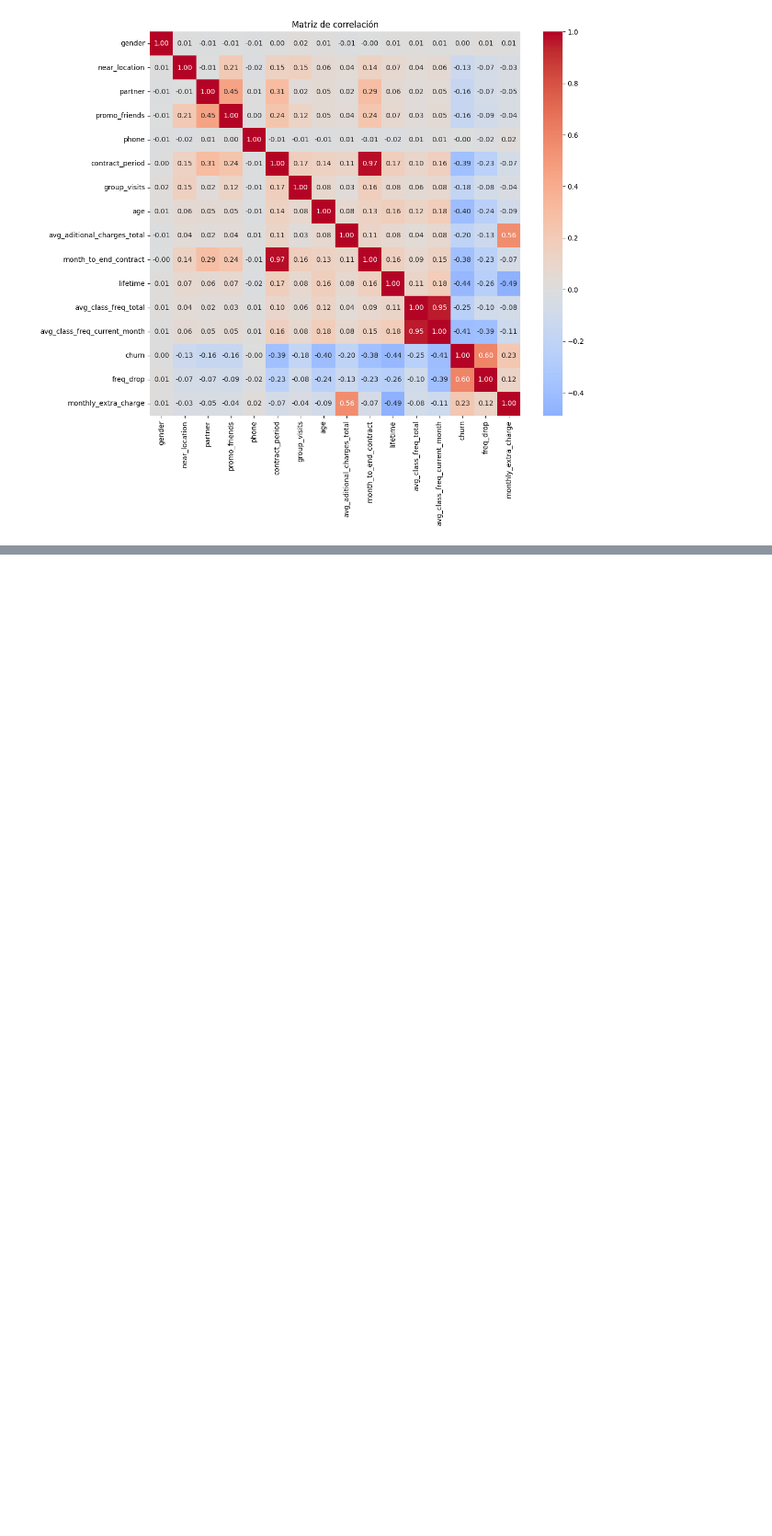
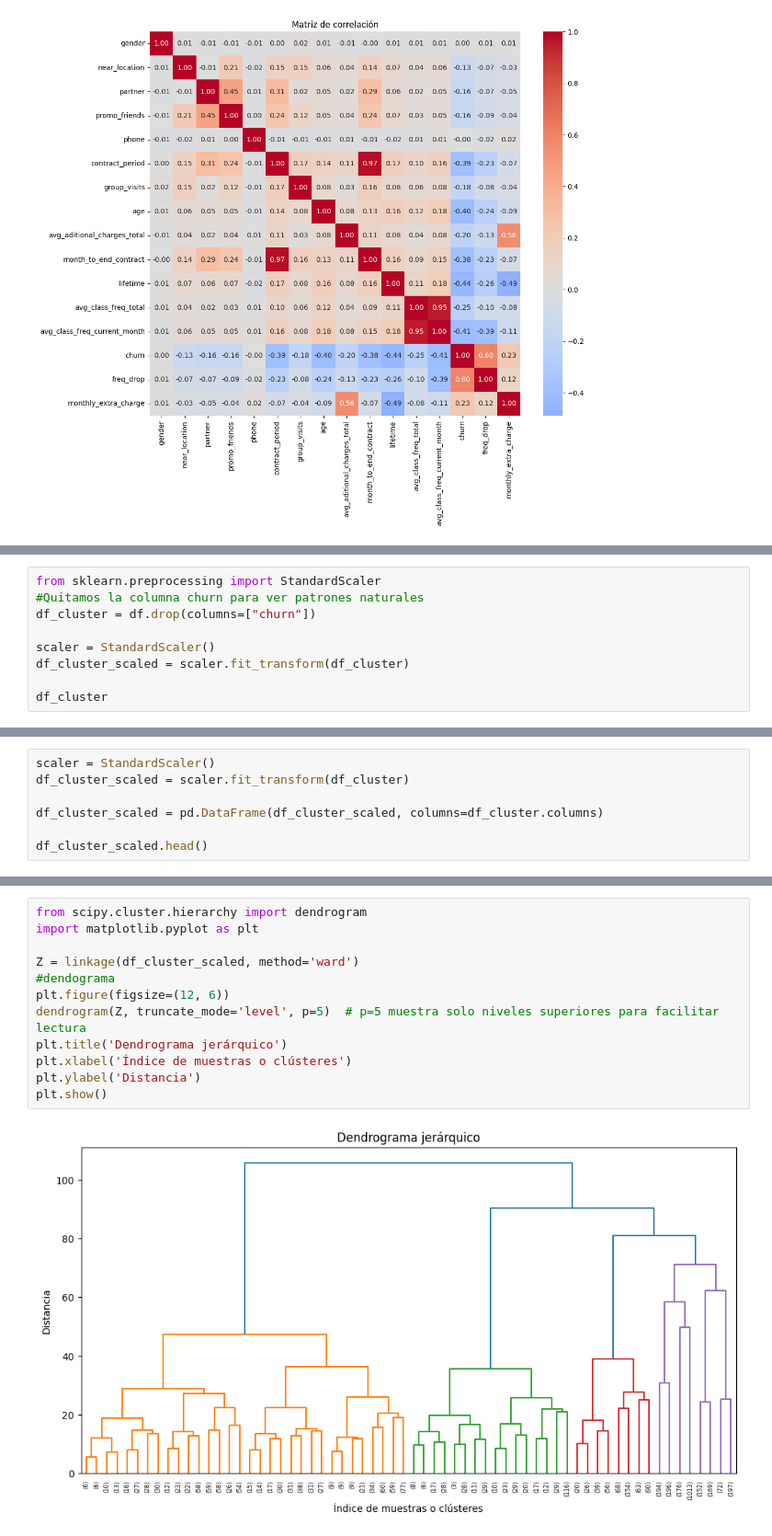
Before and after one commit to fttm-mdz/gym_churn, a Jupyter notebook: analisis/analisis_gym.ipynb, the cells around one changed output, grey strips where cells are left out. Shown at 92% size. Saved outputs shown, nothing was run; the diff lists cells and outputs as text; blank space fills up the shorter version.

```diff
--- a/analisis/analisis_gym.ipynb
+++ b/analisis/analisis_gym.ipynb
@@ -188,0 +316,9 @@ plt.show()
+# %%
+from sklearn.preprocessing import StandardScaler
+#Quitamos la columna churn para ver patrones naturales
+df_cluster = df.drop(columns=["churn"])
+
+scaler = StandardScaler()
+df_cluster_scaled = scaler.fit_transform(df_cluster)
+
+df_cluster
@@ -188,0 +339,7 @@ plt.show()
+# %%
+scaler = StandardScaler()
+df_cluster_scaled = scaler.fit_transform(df_cluster)
+
+df_cluster_scaled = pd.DataFrame(df_cluster_scaled, columns=df_cluster.columns)
+
+df_cluster_scaled.head()
@@ -188,0 +353,14 @@ plt.show()
+# %%
+from scipy.cluster.hierarchy import dendrogram
+import matplotlib.pyplot as plt
+
+Z = linkage(df_cluster_scaled, method='ward')
+#dendograma
+plt.figure(figsize=(12, 6))
+dendrogram(Z, truncate_mode='level', p=5)  # p=5 muestra solo niveles superiores para facilitar lectura
+plt.title('Dendrograma jerárquico')
+plt.xlabel('Índice de muestras o clústeres')
+plt.ylabel('Distancia')
+plt.show()
+# %% [output]
+[figure, added]
```
Also changed, not shown: parts of 23 cells of this notebook.
